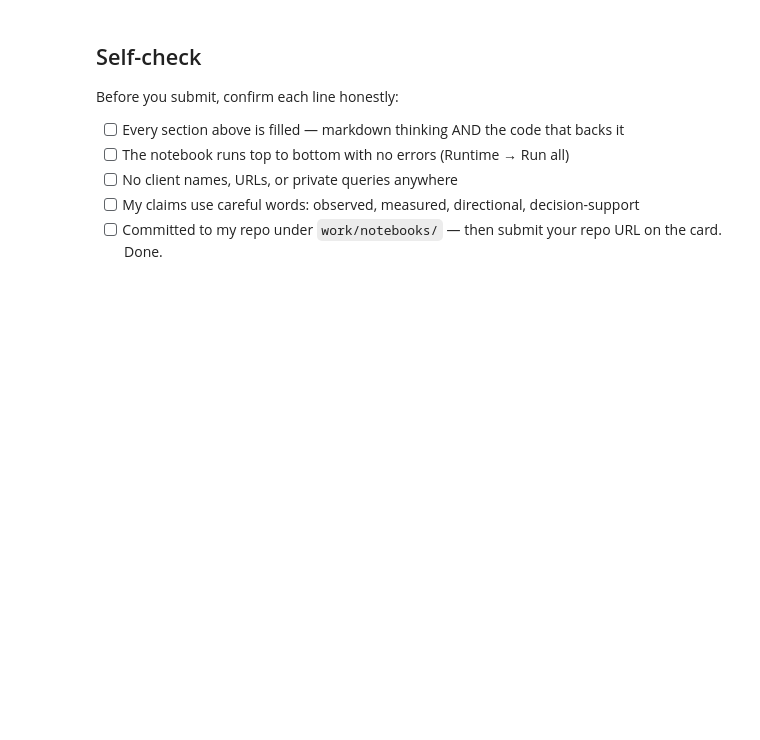
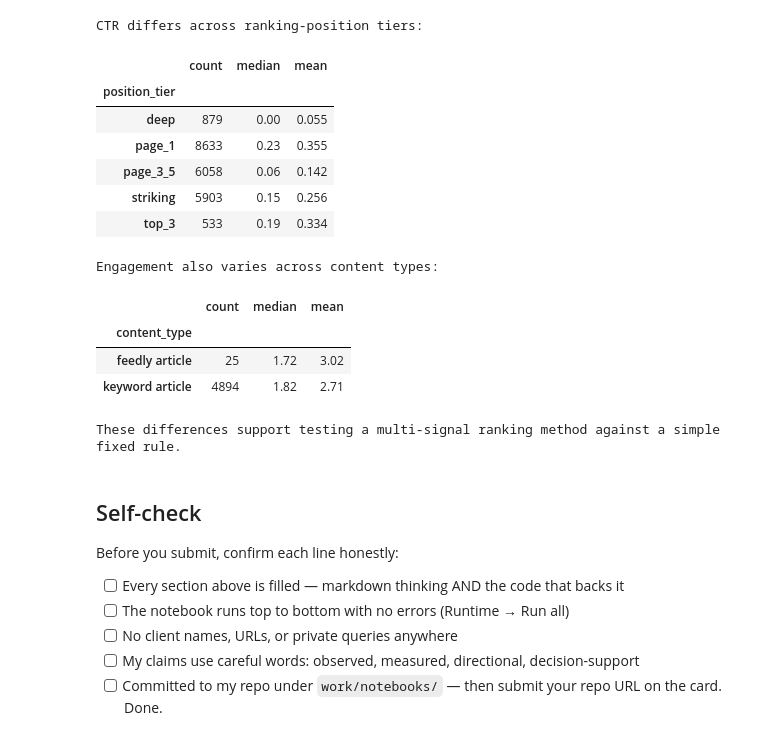
Before and after one commit to ShamKottish/FlyRankML, a Jupyter notebook: work/notebooks/w02_ml_task_framing.ipynb, the cells around one changed output. Drawn from its saved outputs; the diff is of its cells as text; code cells hidden in the pictures; blank space fills up the shorter version.

```diff
--- a/work/notebooks/w02_ml_task_framing.ipynb
+++ b/work/notebooks/w02_ml_task_framing.ipynb
@@ -44,3 +248,53 @@ This skeleton is yours to fill. Work the sections **in order** — each one has
+# %%
+# This cell is for CODE (numbers, a query, a check).
+# Write your text answer in the cell ABOVE this one — typing sentences here breaks Run All.
+# Show why one universal CTR threshold would be too simple.
+
+analysis_df = df[
+    (df["avg_position"] > 0)
+    & (df["impressions_90d"] >= 100)
+].copy()
+
+ctr_by_position = (
+    analysis_df
+    .groupby("position_tier")["ctr"]
+    .agg(["count", "median", "mean"])
+    .round(3)
+)
+
+print("CTR differs across ranking-position tiers:")
+display(ctr_by_position)
+
+# Show that engagement context also differs by content type.
+engagement_by_type = (
+    df[df["sessions_90d"] >= 50]
+    .groupby("content_type")["engagement_rate"]
+    .agg(["count", "median", "mean"])
+    .round(2)
+)
+
+print("\nEngagement also varies across content types:")
+display(engagement_by_type)
+
+print(
+    "\nThese differences support testing a multi-signal ranking method "
+    "against a simple fixed rule."
+)
+# %% [output]
+CTR differs across ranking-position tiers:
+|  | count | median | mean |
+| position_tier |  |  |  |
+| deep | 879 | 0.00 | 0.055 |
+| page_1 | 8633 | 0.23 | 0.355 |
+| page_3_5 | 6058 | 0.06 | 0.142 |
+| striking | 5903 | 0.15 | 0.256 |
+| top_3 | 533 | 0.19 | 0.334 |
+Engagement also varies across content types:
+|  | count | median | mean |
+| content_type |  |  |  |
+| feedly article | 25 | 1.72 | 3.02 |
+| keyword article | 4894 | 1.82 | 2.71 |
+These differences support testing a multi-signal ranking method against a simple fixed rule.
 # %% [markdown]
 ## Self-check
 
```
Also changed, not shown: parts of 17 cells of this notebook.
